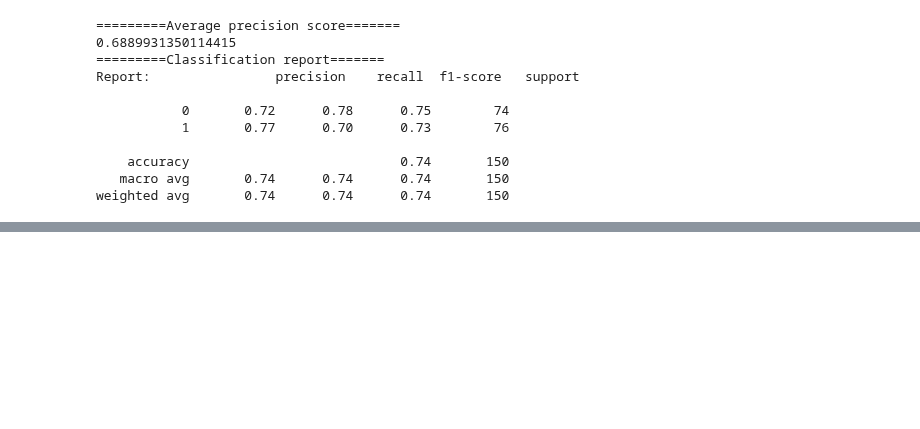
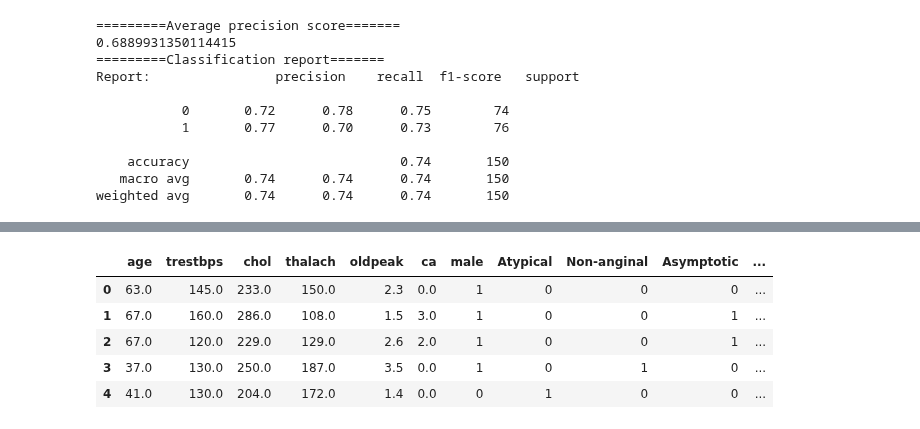
Before and after one commit to rrwabina/RADI608, a Jupyter notebook: Python Lectures/03 Logistic Regression/src/3 Logistic Regression.ipynb, the cells around one changed output, grey strips where cells are left out. Saved outputs shown, nothing was run; the diff lists cells and outputs as text; code cells hidden in the pictures; blank space fills up the shorter version.

```diff
--- a/Python Lectures/3 Logistic Regression.ipynb
+++ b/Python Lectures/03 Logistic Regression/src/3 Logistic Regression.ipynb
@@ -288,0 +322,5 @@ y = df['label'].to_numpy().reshape(-1, 1)
+# %%
+cp = pd.get_dummies(df['cp'])
+cp = cp.rename(columns = {1.0: 'Typical', 2.0: 'Atypical', 3.0: 'Non-anginal', 4.0: 'Asymptotic'})
+cp = cp.drop('Typical', axis = 1)
+cp.head()
@@ -288,0 +334,26 @@ y = df['label'].to_numpy().reshape(-1, 1)
+# %%
+fbs = pd.get_dummies(df["fbs"])
+fbs = fbs.rename(columns={0.0: "FBS<120", 1.0: "FBS>120"})
+fbs = fbs.drop("FBS<120", axis=1)
+fbs.head()
+
+restecg = pd.get_dummies(df["restecg"])
+restecg = restecg.rename(columns={0.0: "Normal", 1.0: "ST-abnormal", 2.0: "Left_Ventricular_Hypertrophy"})
+restecg = restecg.drop("Normal", axis=1)
+restecg.head()
+
+exang = pd.get_dummies(df["exang"])
+exang = exang.rename(columns={0.0: "No", 1.0: "Yes"})
+exang = exang.drop("No", axis=1)
+exang = exang.rename(columns={"Yes": "exang"})
+exang.head()
+
+slope = pd.get_dummies(df["slope"])
+slope = slope.rename(columns={1.0: "Upsloping", 2.0: "Flat", 3.0: "Normal"})
+slope = slope.drop("Flat", axis=1)
+slope.head()
+
+thal = pd.get_dummies(df["thal"])
+thal = thal.rename(columns={"3.0": "Normal", "6.0": "fixed_defect", "7.0": "reversable_defect"})
+thal = thal.drop("Normal", axis=1)
+thal.head()
@@ -288,0 +367,6 @@ y = df['label'].to_numpy().reshape(-1, 1)
+# %%
+df["label"] = df['num'].apply(lambda x: 0 if x == 0 else 1)
+num = pd.get_dummies(df["label"])
+num = num.rename(columns={0: "~HD", 1: "HD"})
+num = num.drop("~HD", axis=1)
+num.head()
@@ -288,0 +380,11 @@ y = df['label'].to_numpy().reshape(-1, 1)
+# %%
+numeric_features = ["age", "trestbps", "chol", "thalach", "oldpeak", "ca"]
+data = pd.concat([df.loc[:, numeric_features], sex, cp, fbs, restecg, exang, slope, thal, num], axis=1)
+data.head()
+# %% [output]
+|  | age | trestbps | chol | thalach | oldpeak | ca | male | Atypical | Non-anginal | Asymptotic | ... |
+| 0 | 63.0 | 145.0 | 233.0 | 150.0 | 2.3 | 0.0 | 1 | 0 | 0 | 0 | ... |
+| 1 | 67.0 | 160.0 | 286.0 | 108.0 | 1.5 | 3.0 | 1 | 0 | 0 | 1 | ... |
+| 2 | 67.0 | 120.0 | 229.0 | 129.0 | 2.6 | 2.0 | 1 | 0 | 0 | 1 | ... |
+| 3 | 37.0 | 130.0 | 250.0 | 187.0 | 3.5 | 0.0 | 1 | 0 | 1 | 0 | ... |
+| 4 | 41.0 | 130.0 | 204.0 | 172.0 | 1.4 | 0.0 | 0 | 1 | 0 | 0 | ... |
```
Also changed, not shown: parts of 11 cells of this notebook, 7 other files.
